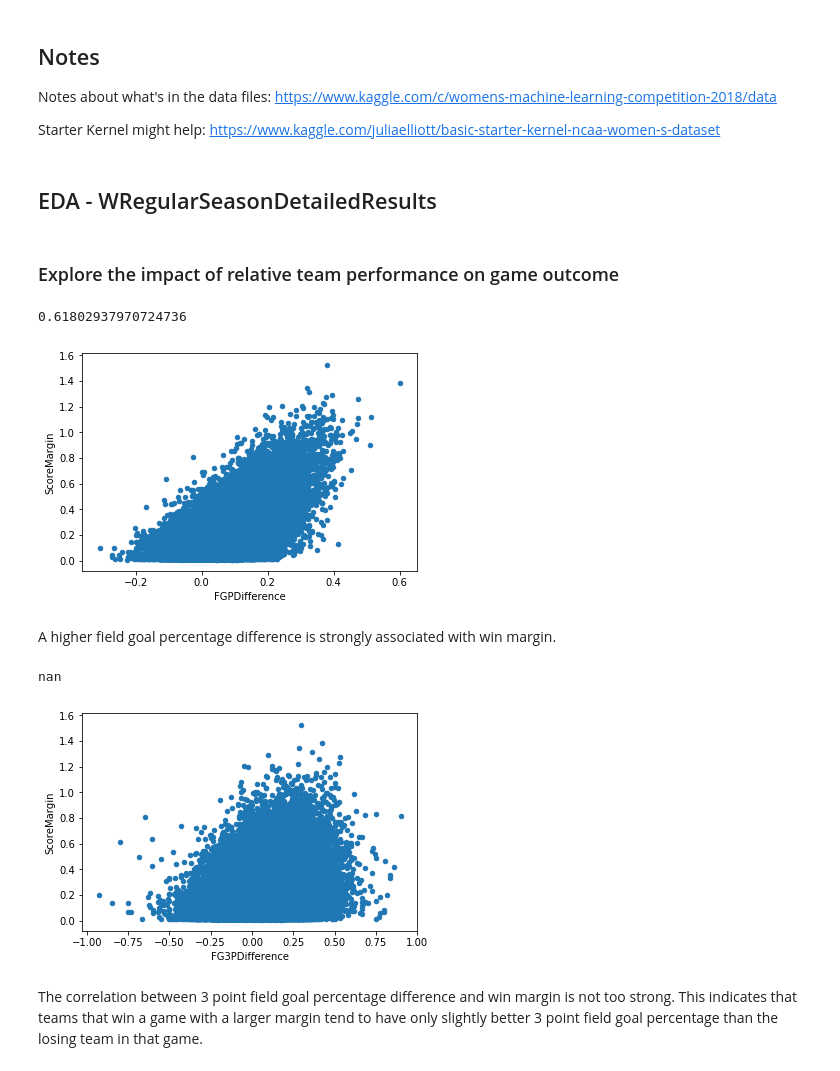
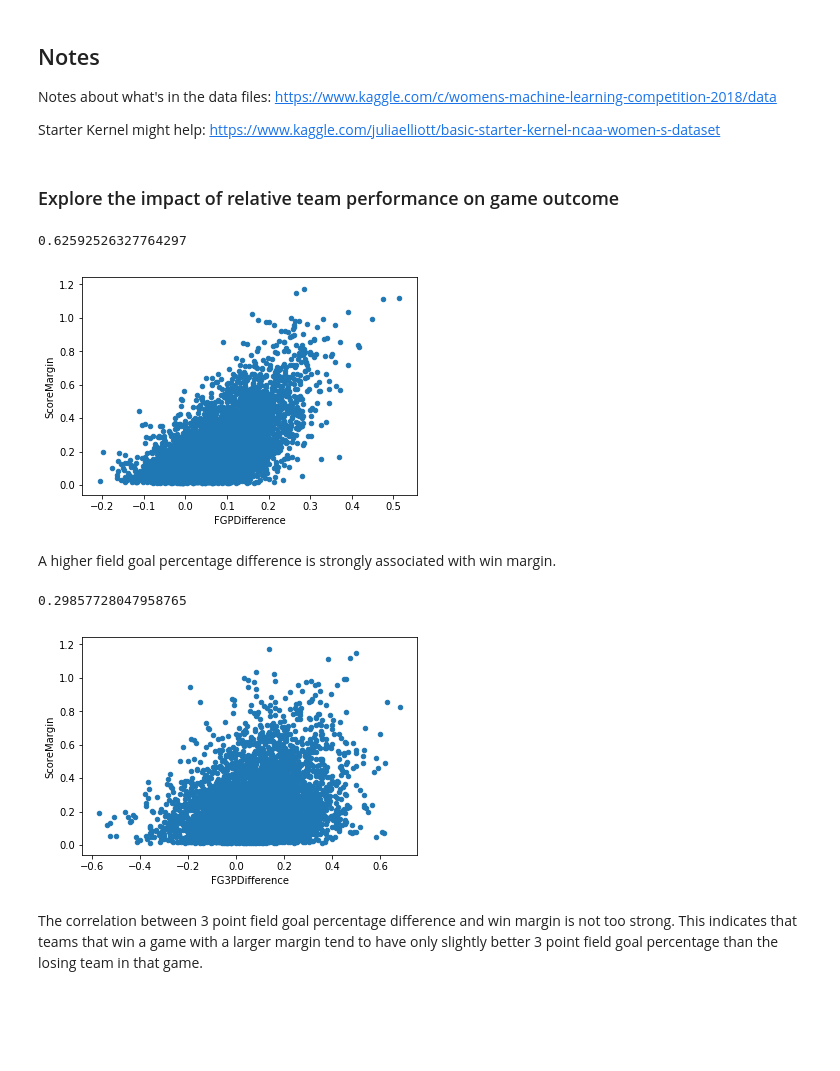
Before and after one commit to Dedomena-exerevnitis/mids-w207-kaggle, a Jupyter notebook: W207_Final_EDA_Regular_Season.ipynb, the cells around one changed output. Cells and saved outputs as stored; diff of their text form; code cells hidden in the pictures; blank space fills up the shorter version.

```diff
--- a/W207_Final_EDA_Regular_Season.ipynb
+++ b/W207_Final_EDA_Regular_Season.ipynb
@@ -28,6 +28,4 @@ from sklearn.grid_search import GridSearchCV
 from sklearn.metrics import confusion_matrix
 from sklearn import metrics
 from sklearn.metrics import classification_report
-# %% [markdown]
-## EDA - WRegularSeasonDetailedResults
 # %%
@@ -38,28 +36,30 @@ df = pd.read_csv('WStage2DataFiles/WRegularSeasonDetailedResults.csv')
 ## Rescale field goal performance into a percentage
 ## Calculate field goal percentage difference between the winning and losing teams and explore potential relationship
 ## with margin of victory (difference in score for a game)
+
+from scipy.stats.stats import pearsonr
 
 df['WFGP'] = df.WFGM / df.WFGA ## Field goal percentage for the winning team
 df['LFGP'] = df.LFGM / df.LFGA ## Field goal percentage for the losing team
 df['FGPDifference'] = (df.WFGP - df.LFGP) ## Difference in field goal percentage
 df['ScoreMargin'] = 2 * (df.WScore - df.LScore) / (df.WScore + df.LScore) ## rescaled score margin
 df.plot.scatter(x='FGPDifference', y='ScoreMargin')
-np.corrcoef(df.FGPDifference, df.ScoreMargin)[0,1] ## Linear correlation measure
+pearsonr(df.FGPDifference, df.ScoreMargin)[0] ## Linear correlation measure
 # %% [output]
-0.61802937970724736
+0.62592526327764297
-[figure, old version]
+[figure, new version]
 # %% [markdown]
 A higher field goal percentage difference is strongly associated with win margin.
 # %%
 ## Repeat the above for 3 point field goal performance
 
 df['WFG3P'] = df.WFGM3 / df.WFGA3 ## 3 point field goal percentage for the winning team
 df['LFG3P'] = df.LFGM3 / df.LFGA3 ## 3 point field goal percentage for the losing team
 df['FG3PDifference'] = (df.WFG3P - df.LFG3P) ## Difference in 3 point field goal percentage
 df.plot.scatter(x='FG3PDifference', y='ScoreMargin')
-np.corrcoef(df.FG3PDifference, df.ScoreMargin)[0,1] ## Linear correlation measure
+pearsonr(df.FG3PDifference, df.ScoreMargin)[0] ## Linear correlation measure
 # %% [output]
-nan
+0.29857728047958765
-[figure, old version]
+[figure, new version]
 # %% [markdown]
 The correlation between 3 point field goal percentage difference and win margin is not too strong. This indicates that teams that win a game with a larger margin tend to have only slightly better 3 point field goal percentage than the losing team in that game.
```
Also changed, not shown: parts of 13 cells of this notebook.
